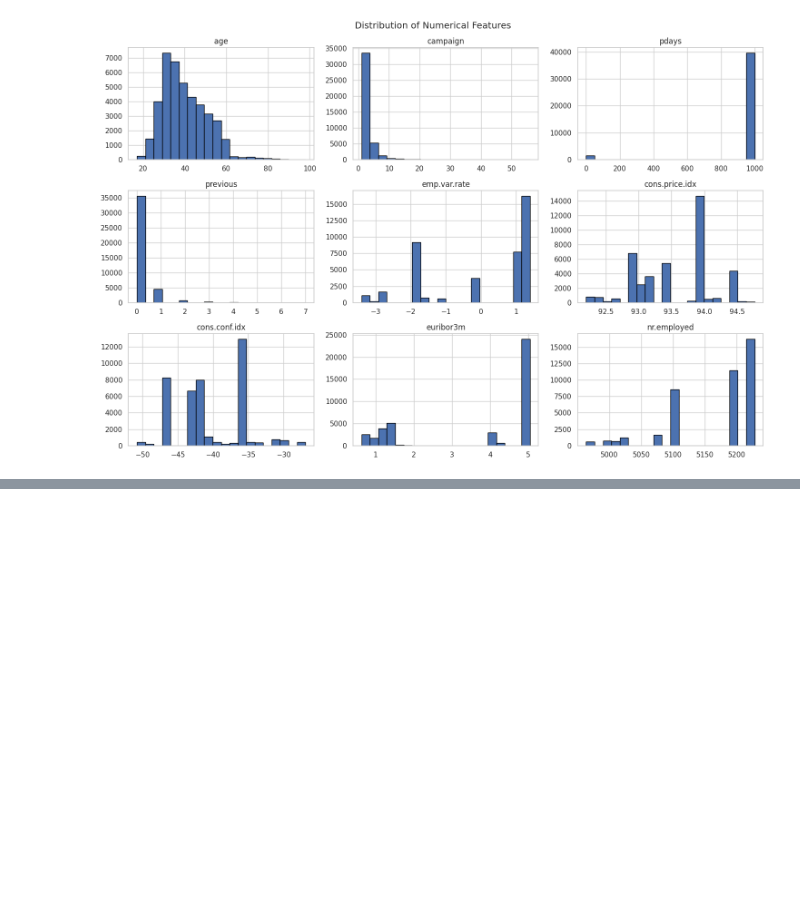
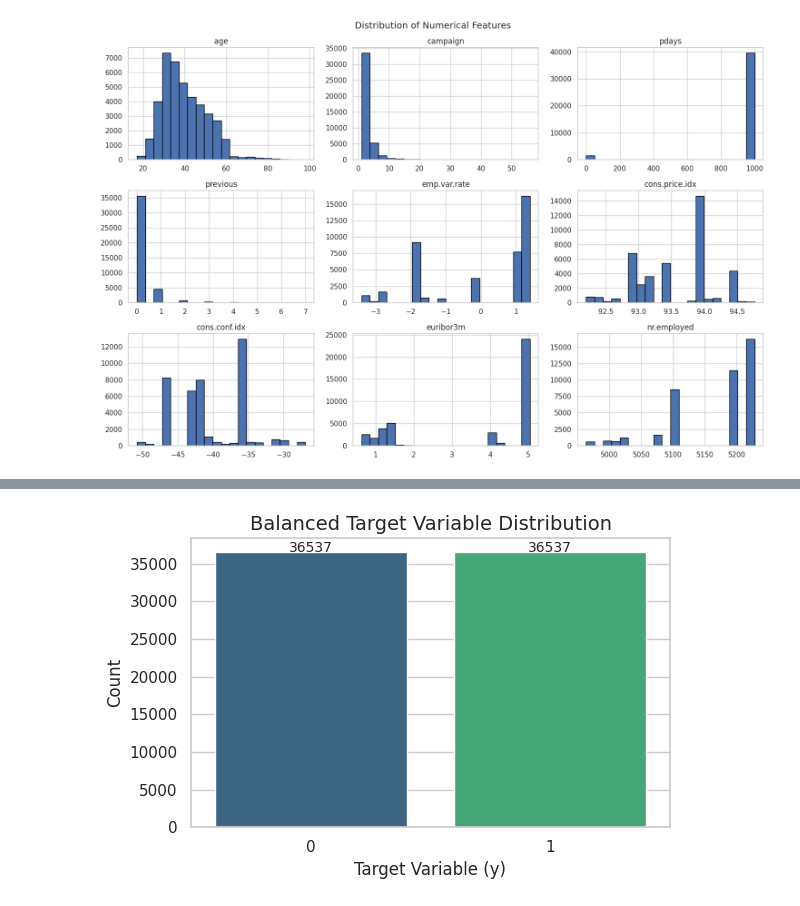
Before and after one commit to ShabnaIlmi/Bank-Marketing-Random-Forest-and-Neural-Networks, a Jupyter notebook: Coursework.ipynb, the cells around one changed output, grey strips where cells are left out. Cells and saved outputs as stored; diff of their text form; code cells hidden in the pictures; blank space fills up the shorter version.

```diff
--- a/Coursework.ipynb
+++ b/Coursework.ipynb
@@ -335,0 +372,19 @@ X_train, X_test, y_train, y_test = train_test_split(
+# %%
+# Plot the balanced target variable distribution
+plt.figure(figsize=(6, 4))
+sns.countplot(data=data_balanced, x='y', hue='y', dodge=False, palette='viridis', legend=False)
+
+# Adding title and labels
+plt.title('Balanced Target Variable Distribution', fontsize=14)
+plt.xlabel('Target Variable (y)', fontsize=12)
+plt.ylabel('Count', fontsize=12)
+
+# Show the exact count on top of the bars
+for p in plt.gca().patches:
+    plt.text(p.get_x() + p.get_width() / 2., p.get_height() + 50,
+             f'{int(p.get_height())}', ha='center', fontsize=10)
+
+plt.tight_layout()
+plt.show()
+# %% [output]
+[figure, added]
```
Also changed, not shown: parts of 5 cells of this notebook.
